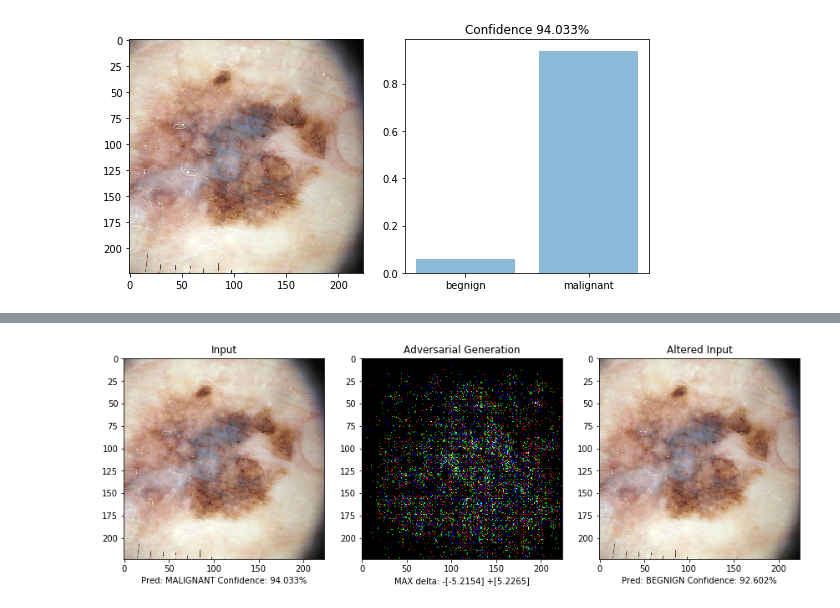
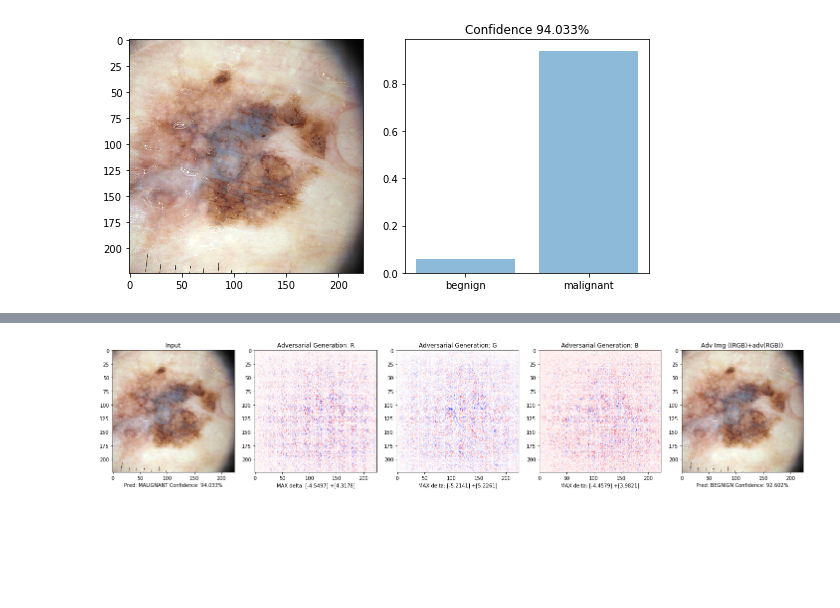
Before and after one commit to JackBurdick/teaching_a_computer_to_fish, a Jupyter notebook: TODO/adversarial_example/adversarial_example_lesion.ipynb, the cells around one changed output, grey strips where cells are left out. Saved outputs shown, nothing was run; the diff lists cells and outputs as text; code cells hidden in the pictures; blank space fills up the shorter version.

Commit message:
split channels + list and adress personal concerns

```diff
--- a/TODO/adversarial_example/adversarial_example_lesion.ipynb
+++ b/TODO/adversarial_example/adversarial_example_lesion.ipynb
@@ -159,7 +159,9 @@ def return_batched_iter(setType, data_params, sess):
 
     dataset = tf.data.TFRecordDataset(filenames_ph)
     dataset = dataset.map(_parse_function)  # Parse the record into tensors.
-    dataset = dataset.shuffle(buffer_size=data_params['buffer_size'])
+    if GLOBAL_SET_TYPE != 'test':
+        dataset = dataset.shuffle(buffer_size=data_params['buffer_size'])
+    #dataset = dataset.shuffle(buffer_size=1)
     dataset = dataset.batch(data_params['batch_size'])
     dataset = dataset.repeat(1)
 
@@ -929,42 +921,55 @@ Malignant:
 def plot_adv_array(img, adv, pred_label, pred_confidence,
                    a_pred_label, a_pred_confidence):
     diff = adv - img
+    r,g,b = np.split(diff, 3, axis=2)
+    R = r.reshape(224,224)
+    G = g.reshape(224,224)
+    B = b.reshape(224,224)
 
     if pred_label:
         conf = pred_confidence
         pl = 'MALIGNANT'
     else:
         conf = 1 - pred_confidence
         pl = 'BEGNIGN'
     if a_pred_label:
         a_conf = a_pred_confidence
         al = 'MALIGNANT'
     else:
         a_conf = 1 - a_pred_confidence
         al = 'BEGNIGN'
 
 
-    fig, (ax1, ax2, ax3) = plt.subplots(nrows=1, ncols=3, figsize=(12, 4))
+    fig, (ax1, ax2, ax3, ax4, ax5) = plt.subplots(nrows=1, ncols=5, figsize=(20, 4))
     ax1.imshow(img.astype(np.uint8), interpolation="nearest")
     #cmapx = plt.get_cmap('bwr')
     ax1.set_title("Input")
     ax1.set_xlabel("Pred: {} Confidence: {:.3f}%".format(pl, conf))
     ax2.imshow(diff.astype(np.uint8), interpolation="nearest")
 
     # TODO: THIS VISUALIZATION IS POOR
     # converting to uint8 is likely not the way to appoach this
     # likely will want to grab each channel, which may be interesting in iteself
-    ax2.set_title("Adversarial Generation")
-    ax2.set_xlabel("MAX delta: -[{:.4f}] +[{:.4f}]".format(np.min(diff), np.max(diff)))
+    ax2.set_title("Adversarial Generation: R")
+    ax2.imshow(R, cmap=plt.get_cmap('bwr'), interpolation="nearest")
+    ax2.set_xlabel("MAX delta: [{:.4f}] +[{:.4f}]".format(np.min(R), np.max(R)))
 
-    ax3.imshow(adv.astype(np.uint8), interpolation="nearest")
-    ax3.set_title("Altered Input")
+    ax3.set_title("Adversarial Generation: G")
+    ax3.imshow(G, cmap=plt.get_cmap('bwr'), interpolation="nearest")
+    ax3.set_xlabel("MAX delta: [{:.4f}] +[{:.4f}]".format(np.min(G), np.max(G)))
 
-    ax3.set_xlabel("Pred: {} Confidence: {:.3f}%".format(al, a_conf*100))
+    ax4.set_title("Adversarial Generation: B")
+    ax4.imshow(B, cmap=plt.get_cmap('bwr'), interpolation="nearest")
+    ax4.set_xlabel("MAX delta: [{:.4f}] +[{:.4f}]".format(np.min(B), np.max(B)))
+
+    ax5.imshow(adv.astype(np.uint8), interpolation="nearest")
+    ax5.set_title("Adv Img ((RGB)+adv(RGB))")
+    ax5.set_xlabel("Pred: {} Confidence: {:.3f}%".format(al, a_conf*100))
+
     plt.grid('off')
     plt.tight_layout()
     plt.show()
 
 plot_adv_array(the_image, adv_out, pred_label[0], pred_confidence[0], a_pred_label, a_pred_confidence)
 # %% [output]
-[figure, old version]
+[figure, new version]
```
Also changed, not shown: parts of 10 cells of this notebook.
